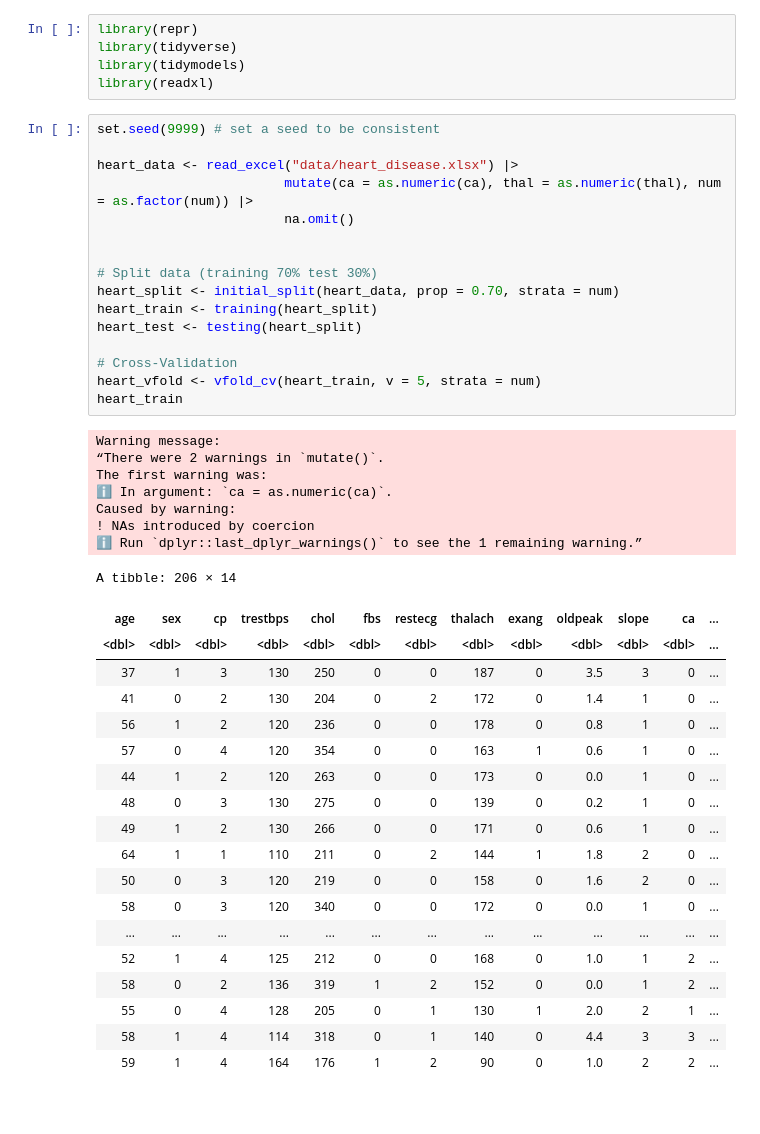
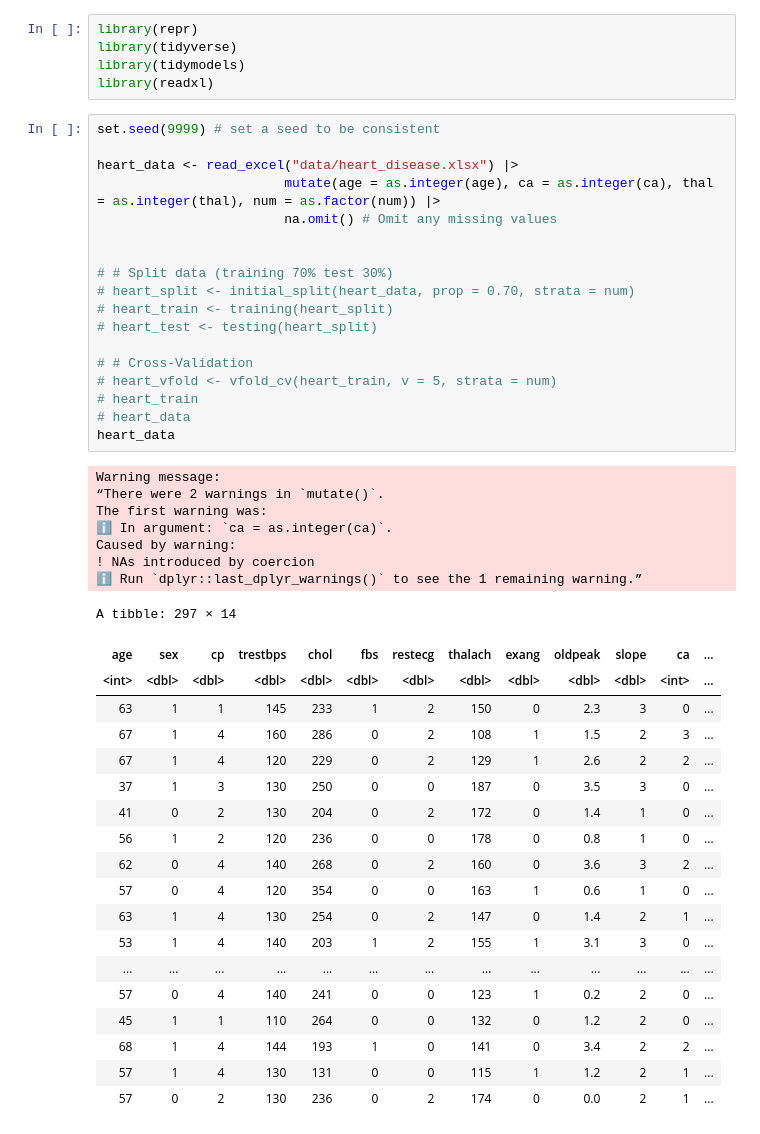
Before and after one commit to mcho04/DSCIproject, a Jupyter notebook: Heart_Disease.ipynb, the cells around one changed output. Cells and saved outputs as stored; diff of their text form.

```diff
--- a/Heart_Disease.ipynb
+++ b/Heart_Disease.ipynb
@@ -6,46 +6,48 @@ library(readxl)
 # %%
 set.seed(9999) # set a seed to be consistent
 
 heart_data <- read_excel("data/heart_disease.xlsx") |>
-                        mutate(ca = as.numeric(ca), thal = as.numeric(thal), num = as.factor(num)) |>
-                        na.omit()
+                        mutate(age = as.integer(age), ca = as.integer(ca), thal = as.integer(thal), num = as.factor(num)) |>
+                        na.omit() # Omit any missing values
 
 
-# Split data (training 70% test 30%)
-heart_split <- initial_split(heart_data, prop = 0.70, strata = num)
-heart_train <- training(heart_split)
-heart_test <- testing(heart_split)
+# # Split data (training 70% test 30%)
+# heart_split <- initial_split(heart_data, prop = 0.70, strata = num)
+# heart_train <- training(heart_split)
+# heart_test <- testing(heart_split)
 
-# Cross-Validation
-heart_vfold <- vfold_cv(heart_train, v = 5, strata = num)
-heart_train
+# # Cross-Validation
+# heart_vfold <- vfold_cv(heart_train, v = 5, strata = num)
+# heart_train
+# heart_data
+heart_data
 # %% [output]
 Warning message:
 “There were 2 warnings in `mutate()`.
 The first warning was:
-ℹ In argument: `ca = as.numeric(ca)`.
+ℹ In argument: `ca = as.integer(ca)`.
 Caused by warning:
 ! NAs introduced by coercion
 ℹ Run `dplyr::last_dplyr_warnings()` to see the 1 remaining warning.”
-A tibble: 206 × 14
+A tibble: 297 × 14
 | age | sex | cp | trestbps | chol | fbs | restecg | thalach | exang | oldpeak | slope | ca | ... |
-| <dbl> | <dbl> | <dbl> | <dbl> | <dbl> | <dbl> | <dbl> | <dbl> | <dbl> | <dbl> | <dbl> | <dbl> | ... |
+| <int> | <dbl> | <dbl> | <dbl> | <dbl> | <dbl> | <dbl> | <dbl> | <dbl> | <dbl> | <dbl> | <int> | ... |
+| 63 | 1 | 1 | 145 | 233 | 1 | 2 | 150 | 0 | 2.3 | 3 | 0 | ... |
+| 67 | 1 | 4 | 160 | 286 | 0 | 2 | 108 | 1 | 1.5 | 2 | 3 | ... |
+| 67 | 1 | 4 | 120 | 229 | 0 | 2 | 129 | 1 | 2.6 | 2 | 2 | ... |
 | 37 | 1 | 3 | 130 | 250 | 0 | 0 | 187 | 0 | 3.5 | 3 | 0 | ... |
 | 41 | 0 | 2 | 130 | 204 | 0 | 2 | 172 | 0 | 1.4 | 1 | 0 | ... |
 | 56 | 1 | 2 | 120 | 236 | 0 | 0 | 178 | 0 | 0.8 | 1 | 0 | ... |
+| 62 | 0 | 4 | 140 | 268 | 0 | 2 | 160 | 0 | 3.6 | 3 | 2 | ... |
 | 57 | 0 | 4 | 120 | 354 | 0 | 0 | 163 | 1 | 0.6 | 1 | 0 | ... |
-| 44 | 1 | 2 | 120 | 263 | 0 | 0 | 173 | 0 | 0.0 | 1 | 0 | ... |
-| 48 | 0 | 3 | 130 | 275 | 0 | 0 | 139 | 0 | 0.2 | 1 | 0 | ... |
-| 49 | 1 | 2 | 130 | 266 | 0 | 0 | 171 | 0 | 0.6 | 1 | 0 | ... |
-| 64 | 1 | 1 | 110 | 211 | 0 | 2 | 144 | 1 | 1.8 | 2 | 0 | ... |
-| 50 | 0 | 3 | 120 | 219 | 0 | 0 | 158 | 0 | 1.6 | 2 | 0 | ... |
-| 58 | 0 | 3 | 120 | 340 | 0 | 0 | 172 | 0 | 0.0 | 1 | 0 | ... |
+| 63 | 1 | 4 | 130 | 254 | 0 | 2 | 147 | 0 | 1.4 | 2 | 1 | ... |
+| 53 | 1 | 4 | 140 | 203 | 1 | 2 | 155 | 1 | 3.1 | 3 | 0 | ... |
 | ... | ... | ... | ... | ... | ... | ... | ... | ... | ... | ... | ... | ... |
-| 52 | 1 | 4 | 125 | 212 | 0 | 0 | 168 | 0 | 1.0 | 1 | 2 | ... |
-| 58 | 0 | 2 | 136 | 319 | 1 | 2 | 152 | 0 | 0.0 | 1 | 2 | ... |
-| 55 | 0 | 4 | 128 | 205 | 0 | 1 | 130 | 1 | 2.0 | 2 | 1 | ... |
-| 58 | 1 | 4 | 114 | 318 | 0 | 1 | 140 | 0 | 4.4 | 3 | 3 | ... |
-| 59 | 1 | 4 | 164 | 176 | 1 | 2 | 90 | 0 | 1.0 | 2 | 2 | ... |
+| 57 | 0 | 4 | 140 | 241 | 0 | 0 | 123 | 1 | 0.2 | 2 | 0 | ... |
+| 45 | 1 | 1 | 110 | 264 | 0 | 0 | 132 | 0 | 1.2 | 2 | 0 | ... |
+| 68 | 1 | 4 | 144 | 193 | 1 | 0 | 141 | 0 | 3.4 | 2 | 2 | ... |
+| 57 | 1 | 4 | 130 | 131 | 0 | 0 | 115 | 1 | 1.2 | 2 | 1 | ... |
+| 57 | 0 | 2 | 130 | 236 | 0 | 2 | 174 | 0 | 0.0 | 2 | 1 | ... |
 # %%
 # KNN Steps
 k_vals <- tibble(neighbors = c(2, 3, 4, 5, 6, 7, 8, 9, 10, 11, 12, 13)) # K-Values you want to test out
```
Also changed, not shown: parts of 9 cells of this notebook, 6 other files.
